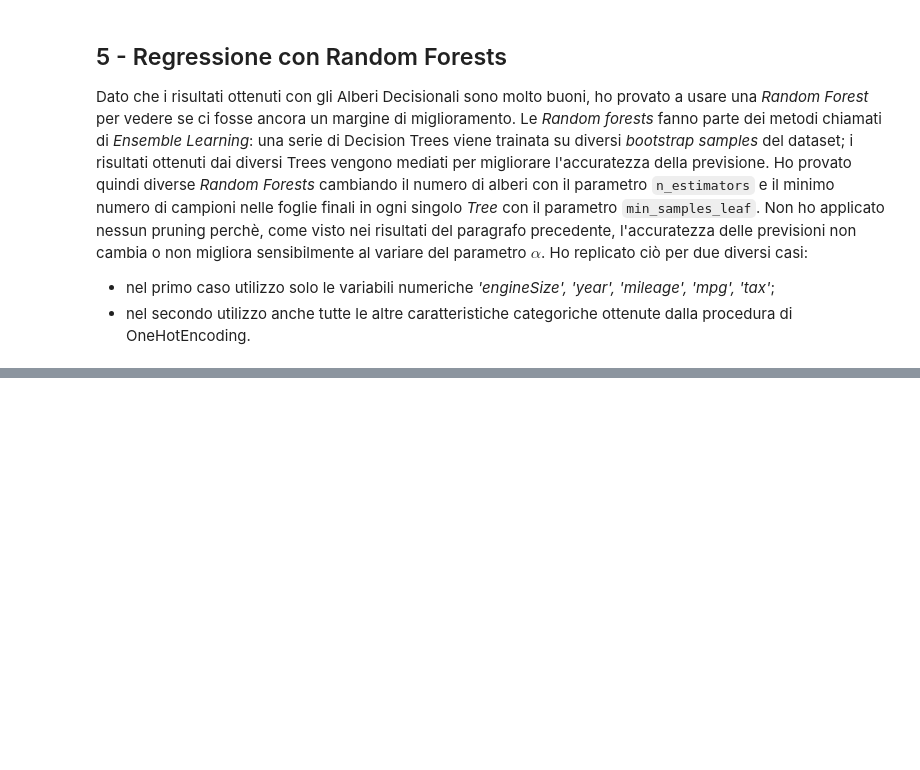
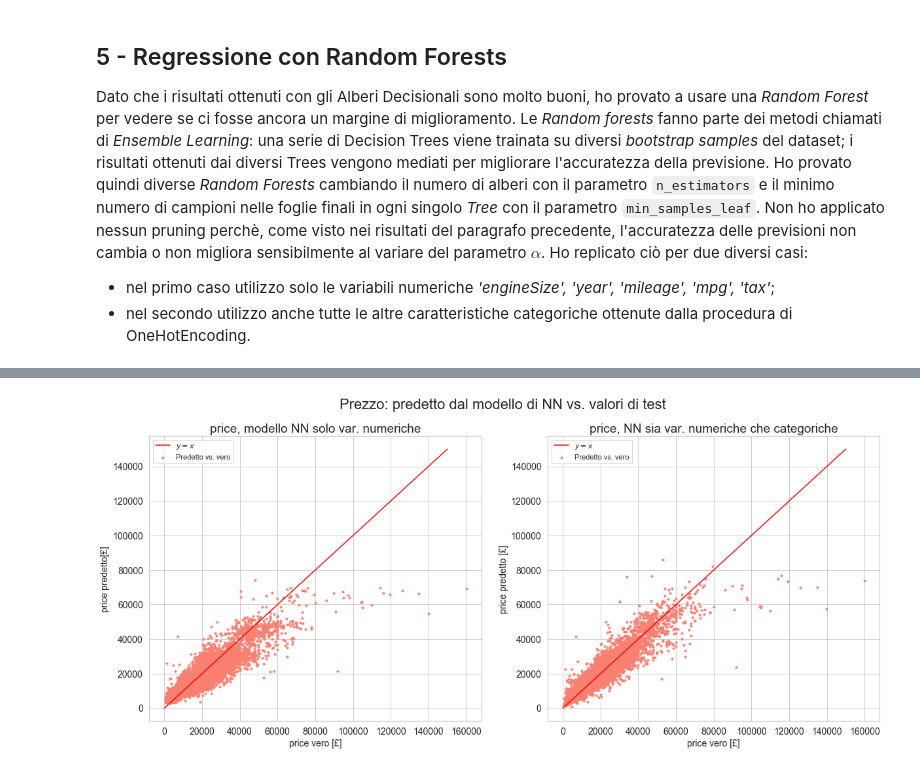
Before and after one commit to LauraNasella/Machine-Learning-con-Applicazioni, a Jupyter notebook: UsedCarPricer.ipynb, the cells around one changed output, grey strips where cells are left out. Drawn from its saved outputs; the diff is of its cells as text; code cells hidden in the pictures; blank space fills up the shorter version.

```diff
--- a/UsedCarPricer.ipynb
+++ b/UsedCarPricer.ipynb
@@ -1223,0 +1234,35 @@ array([[12654.326],
+# %%
+print("- Valutazione della NN usando solo var. numeriche sul dataset di test:")
+mae_test = NN_model.evaluate(X1_test, Y1_test)
+Y1_pred = NN_model.predict(X1_test)
+
+print("- Valutazione della NN usando sia var. numeriche che categoriche sul dataset di test:")
+mae_test2 = NN_model2.evaluate(X2_test, Y2_test)
+Y2_pred = NN_model2.predict(X2_test)
+
+fs=14
+fig, ax = plt.subplots(1, 2, figsize= (20, 8))
+fig.suptitle("Prezzo: predetto dal modello di NN vs. valori di test", fontsize=22)
+
+ax[0].scatter(Y1_test, Y1_pred, label='Predetto vs. vero', color='salmon', marker='.')
+ax[0].plot(np.arange(0, 150000), np.arange(0, 150000), color='red', label=r'$y= x$')
+
+ax[0].set_title("price, modello NN solo var. numeriche", fontsize=19)
+ax[0].set_xlabel("price vero [£]", fontsize=fs)
+ax[0].set_ylabel("price predetto[£]", fontsize=fs)
+
+ax[0].tick_params(labelsize=fs)
+ax[0].legend()
+
+ax[1].scatter(Y2_test, Y2_pred, label='Predetto vs. vero', color='salmon',  marker='.')
+ax[1].plot(np.arange(0,150000), np.arange(0, 150000), color='red', label=r'$y= x$')
+
+ax[1].set_title("price, NN sia var. numeriche che categoriche", fontsize=19)
+ax[1].set_xlabel("price vero [£]", fontsize=fs)
+ax[1].set_ylabel("price predetto [£]", fontsize=fs)
+
+ax[1].tick_params(labelsize=fs)
+ax[1].legend()
+
+plt.show()
+# %% [output]
@@ -1223,0 +1273 @@ array([[12654.326],
+[figure, added]
```
Also changed, not shown: parts of 13 cells of this notebook.
